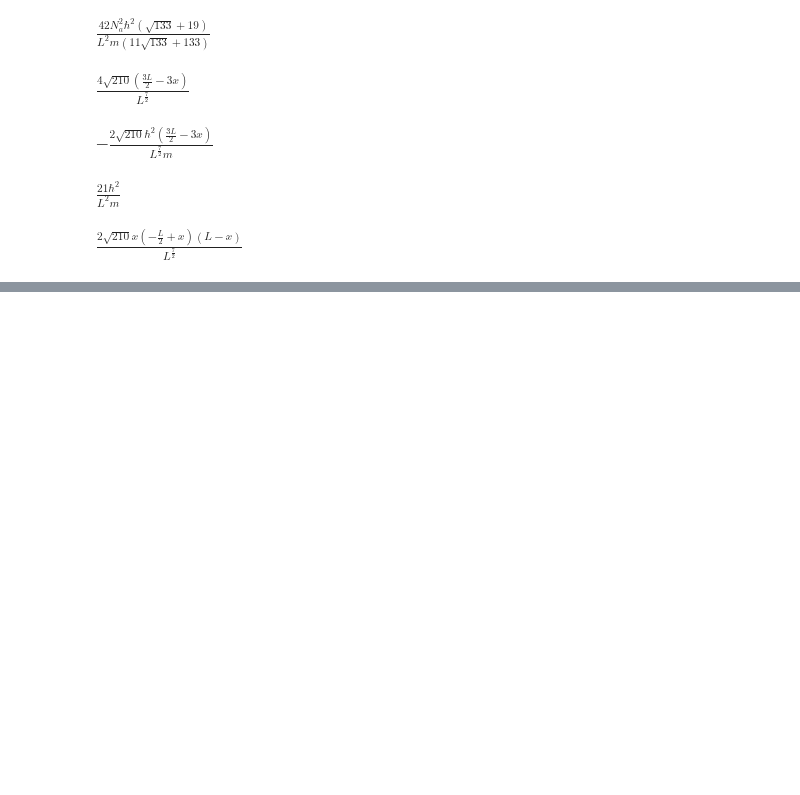
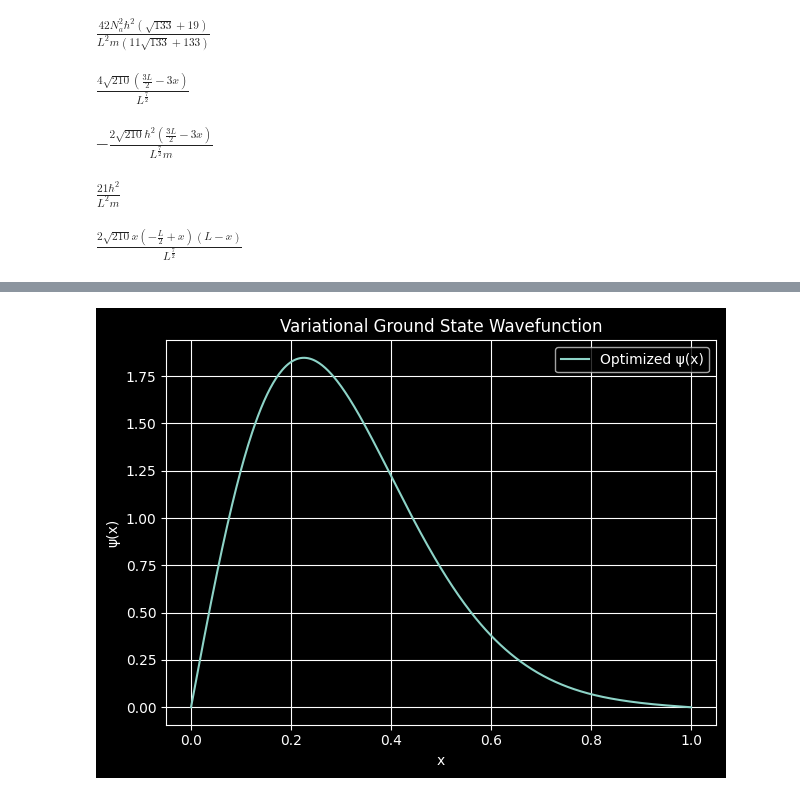
Before and after one commit to Aweymouth13/hwsolutions, a Jupyter notebook: Q_Computation_Morales/HW5/hw5.ipynb, the cells around one changed output, grey strips where cells are left out. Saved outputs shown, nothing was run; the diff lists cells and outputs as text; code cells hidden in the pictures; blank space fills up the shorter version.

```diff
--- a/Q_Computation_Morales/HW5/hw5.ipynb
+++ b/Q_Computation_Morales/HW5/hw5.ipynb
@@ -504,0 +153,80 @@ plt.show()
+# %%
+#prof hint: H_alpha is a vector subspace we can span it w/ phi_n
+#prof hint: alpha = (alpha_1, ..., alpha_n) will come from eigenvector of H
+#units (natrual units)
+
+class HamiltonianSolver:
+    def __init__(self, hbar=1, m=1, a=1, N=10):
+        self.hbar = hbar
+        self.m = m
+        self.a = a
+        self.V0 = 100 * self.hbar**2 / (self.m * self.a**2)  #slope of linear potential, step size 50, so will put v0 at 100
+        self.N = N  #size of basis (dim of H_alpha)
+
+    #prof hint: {phi_i} i=1 to N forms the basis for H_alpha
+    #prof hint: E_alpha = <phi_alpha|H|phi_alpha> / ||phi_alpha||^2 which we do when building H
+    #define basis and hamiltonian terms.
+    def phi(self, n, x):
+        return np.sqrt(2 / self.a) * np.sin(n * np.pi * x / self.a)
+
+    def V(self, x):
+        return self.V0 * x / self.a
+
+    def kinetic_energy(self, m_, n_):
+        if m_ != n_:
+            return 0
+        return (n_ * np.pi)**2 * self.hbar**2 / (2 * self.m * self.a**2)
+
+    def potential_energy(self, m_, n_):
+        integrand = lambda x: self.phi(m_, x) * self.V(x) * self.phi(n_, x)
+        result, _ = quad(integrand, 0, self.a)
+        return result
+
+    #build full H_{mn} matrix which is ke+pe contributions
+    def build_hamiltonian(self):
+        H = np.zeros((self.N, self.N))
+        for m_ in range(1, self.N+1):
+            for n_ in range(1, self.N+1):
+                T = self.kinetic_energy(m_, n_)
+                Vmn = self.potential_energy(m_, n_)
+                H[m_-1, n_-1] = T + Vmn
+        return H
+
+    def solve(self):
+        H = self.build_hamiltonian()
+        #prof hint: alpha_0 is the eigenvector (α₁, ..., α_N) minimizing E_alpha
+        #problem gave us exact energy, TODO make print: 39.9819
+        eigenvalues, eigenvectors = eigh(H)
+        ground_state_energy = eigenvalues[0]
+        ground_state_vector = eigenvectors[:, 0] #this is alpha_0
+        #prof hint: he told us a million times to check normalize, will dos o here.
+
+        x_vals = np.linspace(0, self.a, 500)
+        psi_vals = np.zeros_like(x_vals)
+
+        for n in range(1, self.N+1):
+            psi_vals += ground_state_vector[n-1] * self.phi(n, x_vals)
+
+        #normalize
+        norm = np.sqrt(np.trapezoid(np.abs(psi_vals)**2, x_vals))
+        psi_vals /= norm
+
+        #check norm = 1
+        print('∫|ψ(x)|² dx ≈', np.trapezoid(np.abs(psi_vals)**2, x_vals))
+        print('ground state energy is ',ground_state_energy-39.9819)
+
+        #plot optimized variational ψ(x) v. x
+
+        plt.plot(x_vals, psi_vals, label='Optimized ψ(x)')
+        plt.title('Variational Ground State Wavefunction')
+        plt.xlabel('x')
+        plt.ylabel('ψ(x)')
+        plt.grid(True)
+        plt.legend()
+        plt.tight_layout()
+        plt.show()
+
+if __name__ == '__main__':
+    solver = HamiltonianSolver()
+    solver.solve()
+# %% [output]
@@ -504,0 +235 @@ plt.show()
+[figure, added]
```
Also changed, not shown: parts of 18 cells of this notebook, 2 other files.
